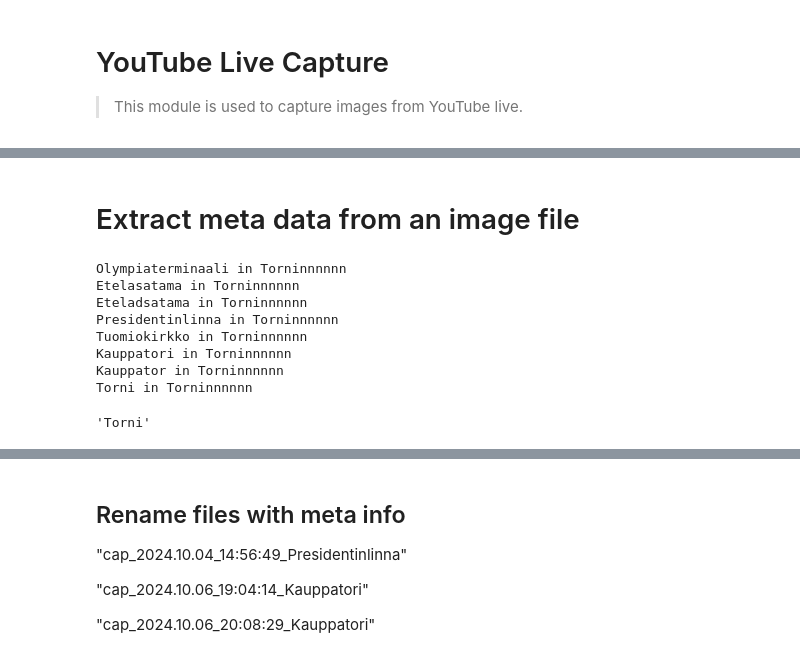
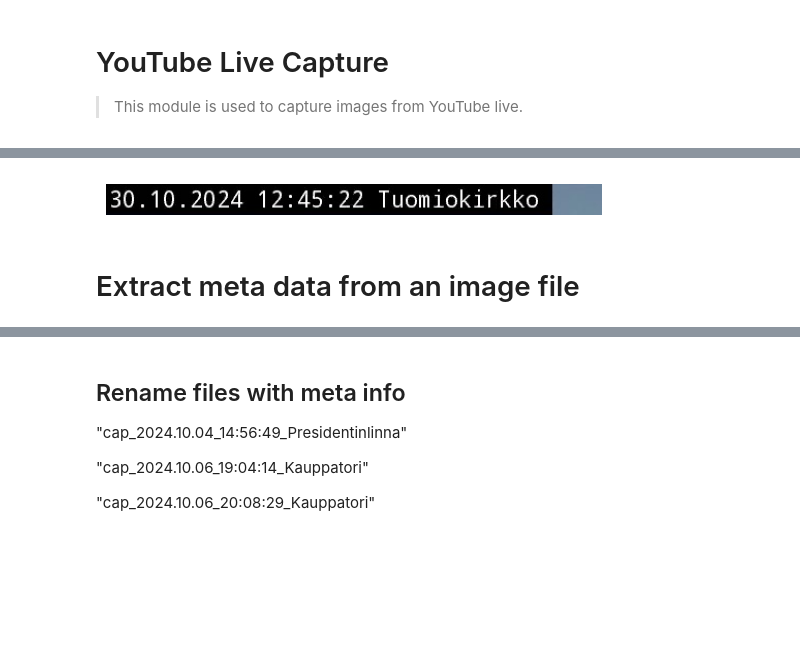
Before and after one commit to ninjalabo/llmcam_OLD, a Jupyter notebook: nbs/01_ytlive.ipynb, the cells around one changed output, grey strips where cells are left out. Saved outputs shown, nothing was run; the diff lists cells and outputs as text; code cells hidden in the pictures; blank space fills up the shorter version.

```diff
--- a/nbs/01_ytlive.ipynb
+++ b/nbs/01_ytlive.ipynb
@@ -188,0 +141,21 @@ for o in files[:3]:
+# %%
+#|export
+def capture_youtube_live_frame(youtube_live_url:str=nakyma_helsinkigista_youtube_live_url):
+    "Capture a frame from the given YouTube Live URL and save into a JPEG file"
+
+    url = stream_url(youtube_live_url, ydl_opts)
+    cap = cv2.VideoCapture(url)
+    ret, frame = cap.read()
+    #show_frame(crop_frame(frame))
+    if ret==False:
+        raise Exception("Failed to capture frame.")
+    try:
+        path = Path("../data")/fname("cap_", *meta(crop_frame(frame), printing=True))
+    except:
+        path = Path("../data")/fname("fail_", datetime.now(), "nowhere")
+    cv2.imwrite(path, frame)
+    return path
+# %%
+#|eval: false
+file = capture_youtube_live_frame()
+file
@@ -189,2 +170,13 @@ for o in files[:3]:
+# %%
+#|eval: false
+def crop_image(path, crop=(0, 0, 480, 30)): return Image.open(path).crop(crop)
+def show_image(path):
+    plt.imshow(crop_image(path))
+    plt.axis('off')
+    plt.show()
+
+show_image(file)
+# %% [output]
+[figure, added]
 # %% [markdown]
 # Extract meta data from an image file
@@ -216,12 +182,0 @@ def known(txt, known_places):
-# %%
-known("Torninnnnnn", helsinki_known_places)
-# %% [output]
-Olympiaterminaali in Torninnnnnn
-Etelasatama in Torninnnnnn
-Eteladsatama in Torninnnnnn
-Presidentinlinna in Torninnnnnn
-Tuomiokirkko in Torninnnnnn
-Kauppatori in Torninnnnnn
-Kauppator in Torninnnnnn
-Torni in Torninnnnnn
-'Torni'
```
Also changed, not shown: parts of 51 cells of this notebook, 6 other files.
